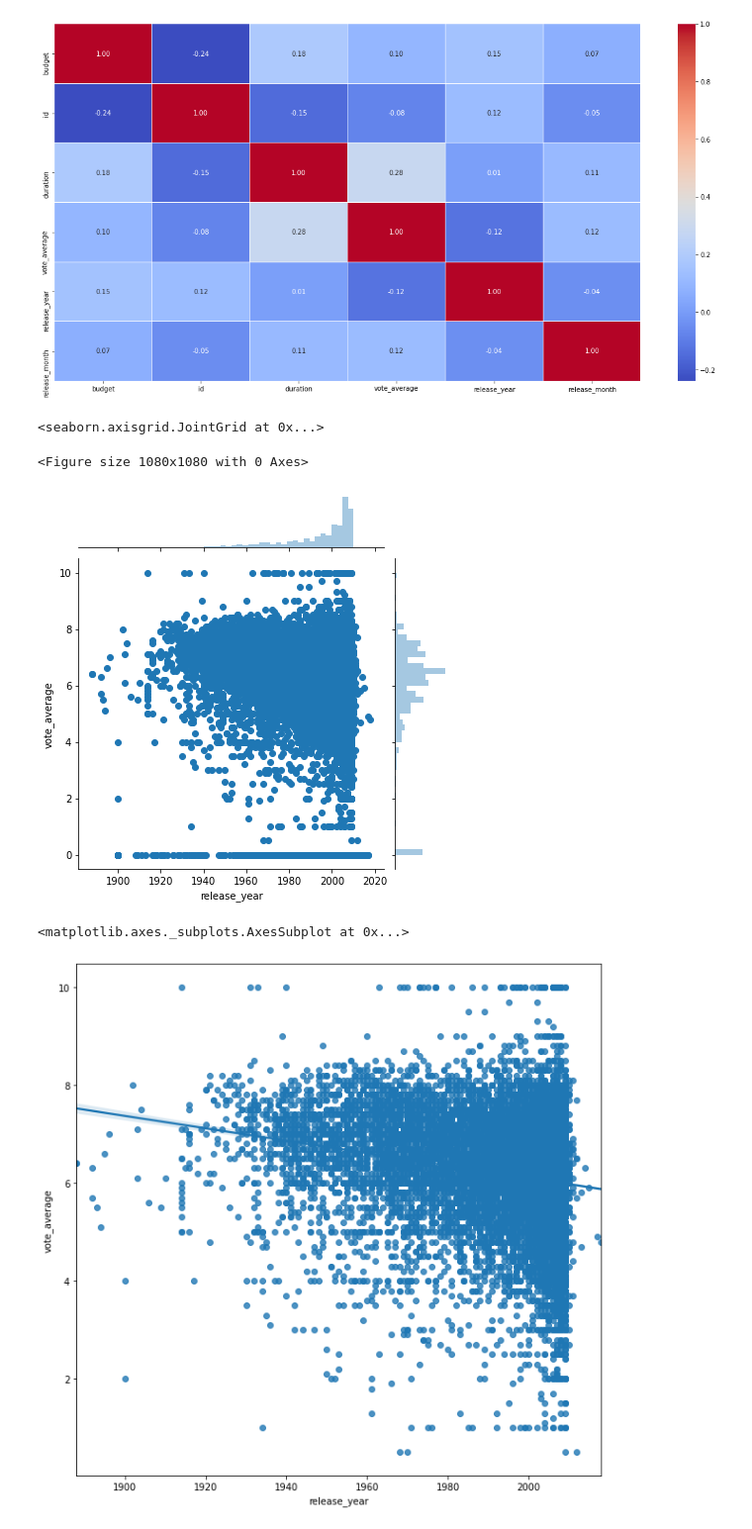
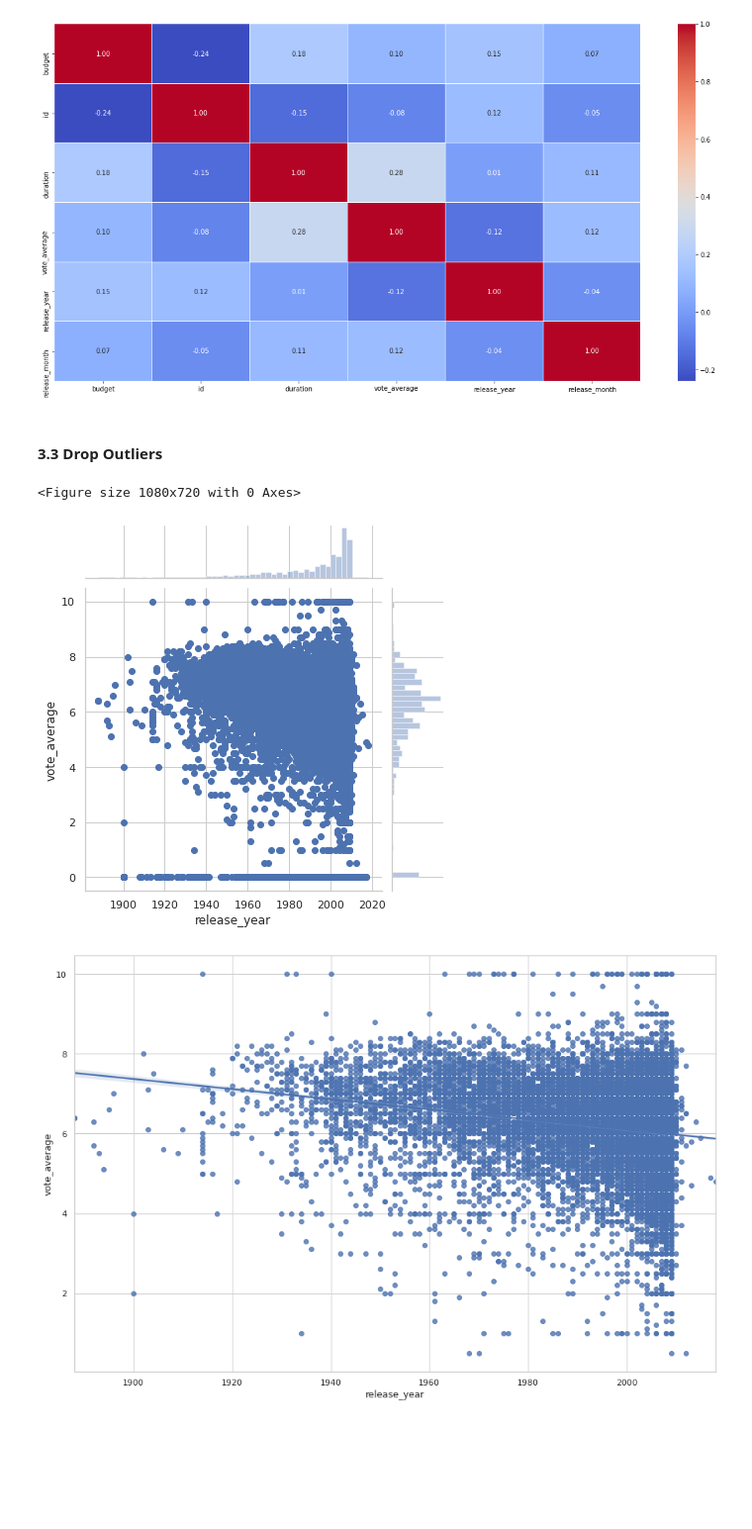
Before and after one commit to serenaZhou/INFO7390_Data_Sci, a Jupyter notebook: Project.ipynb, the cells around one changed output. Shown at 99% size. Saved outputs shown, nothing was run; the diff lists cells and outputs as text; code cells hidden in the pictures; blank space fills up the shorter version.

```diff
--- a/Project.ipynb
+++ b/Project.ipynb
@@ -213,12 +222,15 @@ plt.figure(figsize = (20,10))
 g = sns.heatmap(raw_data[list(raw_data)].corr(),annot=True, fmt = ".2f", cmap = "coolwarm",linewidths= 0.01)
 # %% [output]
 [figure]
+# %% [markdown]
+#### 3.3 Drop Outliers
 # %%
-# Title_year and vote_average
-plt.figure(figsize = (15,15))
-sns.jointplot(x="release_year", y="vote_average", data=data)
+# release_year and vote_average
+plt.figure(figsize=(15,10))
+sns.set(style="whitegrid")
+sns.jointplot(x="release_year", y="vote_average", data=raw_data)
+plt.show()
 # %% [output]
-<seaborn.axisgrid.JointGrid at 0x...>
+<Figure size 1080x720 with 0 Axes>
-<Figure size 1080x1080 with 0 Axes>
-[figure, old version]
+[figure, new version]
 # %%
@@ -226,7 +238,8 @@ sns.jointplot(x="release_year", y="vote_average", data=data)
 raw_data = raw_data[raw_data['vote_average'] != 0]
 # %%
-plt.figure(figsize = (10,10))
+plt.figure(figsize = (15,10))
+sns.set(style="whitegrid")
 sns.regplot(x="release_year", y="vote_average", data=raw_data)
+plt.show()
 # %% [output]
-<matplotlib.axes._subplots.AxesSubplot at 0x...>
-[figure, old version]
+[figure, new version]
```
Also changed, not shown: parts of 12 cells of this notebook.
